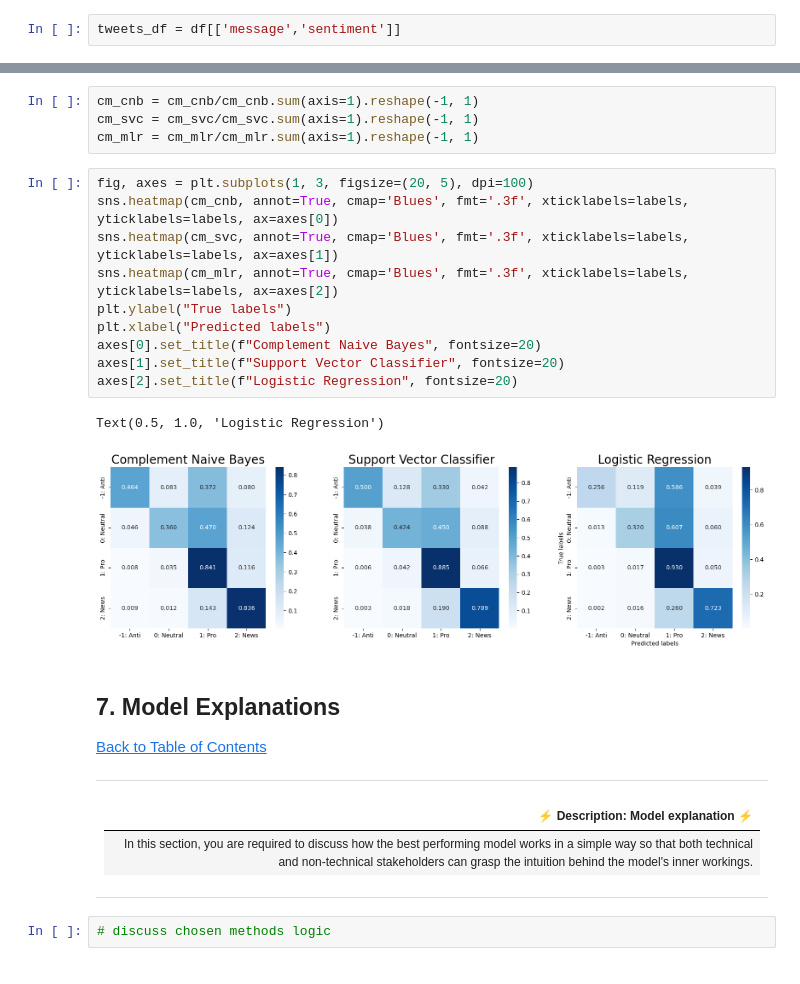
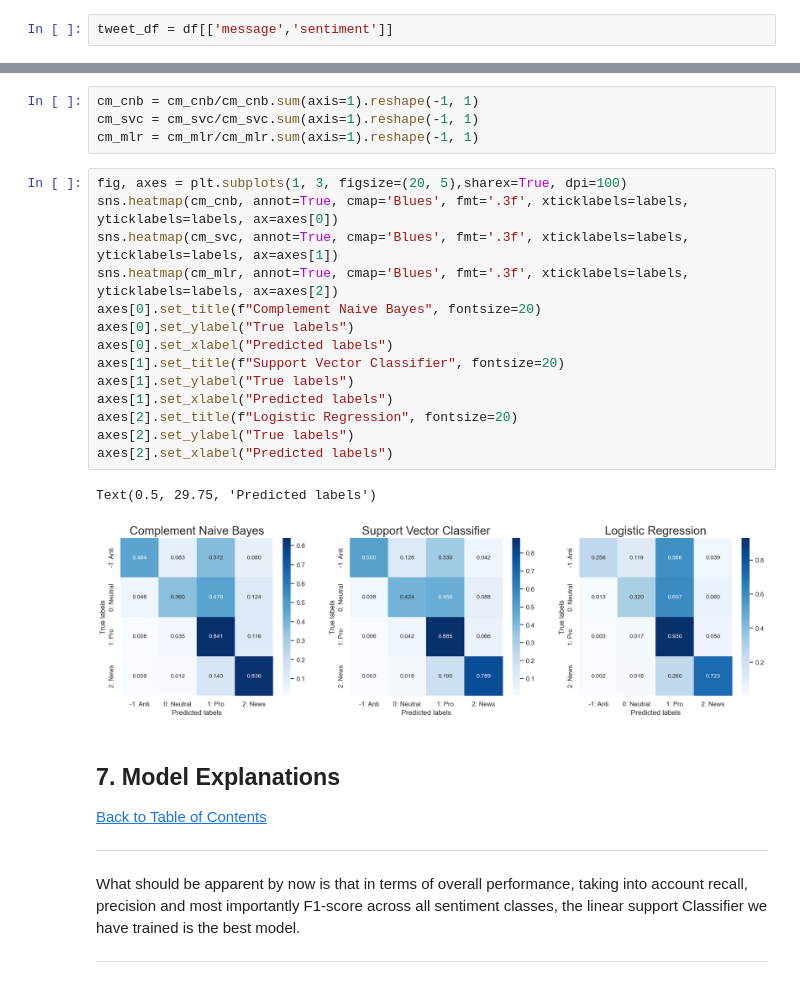
Before and after one commit to TomK24/classification-predict-Team-1, a Jupyter notebook: classification/Draft notebook combined.ipynb, the cells around one changed output, grey strips where cells are left out. Cells and saved outputs as stored; diff of their text form.

Commit message:
Small update. Starting on SVC model explanation.

```diff
--- a/classification/Draft notebook combined.ipynb
+++ b/classification/Draft notebook combined.ipynb
@@ -274,7 +289,7 @@ Let us look at the number of words in tweets
 # %% [markdown]
 Create a new dataframe
 # %%
-tweets_df = df[['message','sentiment']]
+tweet_df = df[['message','sentiment']]
 # %% [markdown]
 Create classes of sentiments
 # %%
@@ -744,18 +760,22 @@ cm_cnb = cm_cnb/cm_cnb.sum(axis=1).reshape(-1, 1)
 cm_svc = cm_svc/cm_svc.sum(axis=1).reshape(-1, 1)
 cm_mlr = cm_mlr/cm_mlr.sum(axis=1).reshape(-1, 1)
 # %%
-fig, axes = plt.subplots(1, 3, figsize=(20, 5), dpi=100)
+fig, axes = plt.subplots(1, 3, figsize=(20, 5),sharex=True, dpi=100)
 sns.heatmap(cm_cnb, annot=True, cmap='Blues', fmt='.3f', xticklabels=labels, yticklabels=labels, ax=axes[0])
 sns.heatmap(cm_svc, annot=True, cmap='Blues', fmt='.3f', xticklabels=labels, yticklabels=labels, ax=axes[1])
 sns.heatmap(cm_mlr, annot=True, cmap='Blues', fmt='.3f', xticklabels=labels, yticklabels=labels, ax=axes[2])
-plt.ylabel("True labels")
-plt.xlabel("Predicted labels")
 axes[0].set_title(f"Complement Naive Bayes", fontsize=20)
+axes[0].set_ylabel("True labels")
+axes[0].set_xlabel("Predicted labels")
 axes[1].set_title(f"Support Vector Classifier", fontsize=20)
+axes[1].set_ylabel("True labels")
+axes[1].set_xlabel("Predicted labels")
 axes[2].set_title(f"Logistic Regression", fontsize=20)
+axes[2].set_ylabel("True labels")
+axes[2].set_xlabel("Predicted labels")
 # %% [output]
-Text(0.5, 1.0, 'Logistic Regression')
+Text(0.5, 29.75, 'Predicted labels')
-[figure, old version]
+[figure, new version]
 # %% [markdown]
 <a id="seven"></a>
 ## 7. Model Explanations
@@ -763,11 +783,6 @@ Text(0.5, 1.0, 'Logistic Regression')
 <a href=#cont>Back to Table of Contents</a>
 
 ---
-
-| ⚡ Description: Model explanation ⚡ |
-| :--------------------------- |
-| In this section, you are required to discuss how the best performing model works in a simple way so that both technical and non-technical stakeholders can grasp the intuition behind the model's inner workings. |
+What should be apparent by now is that in terms of overall performance, taking into account recall, precision and most importantly F1-score across all sentiment classes, the linear support Classifier we have trained is the best model.
 
 ---
-# %%
-# discuss chosen methods logic
```
Also changed, not shown: parts of 11 cells of this notebook.
